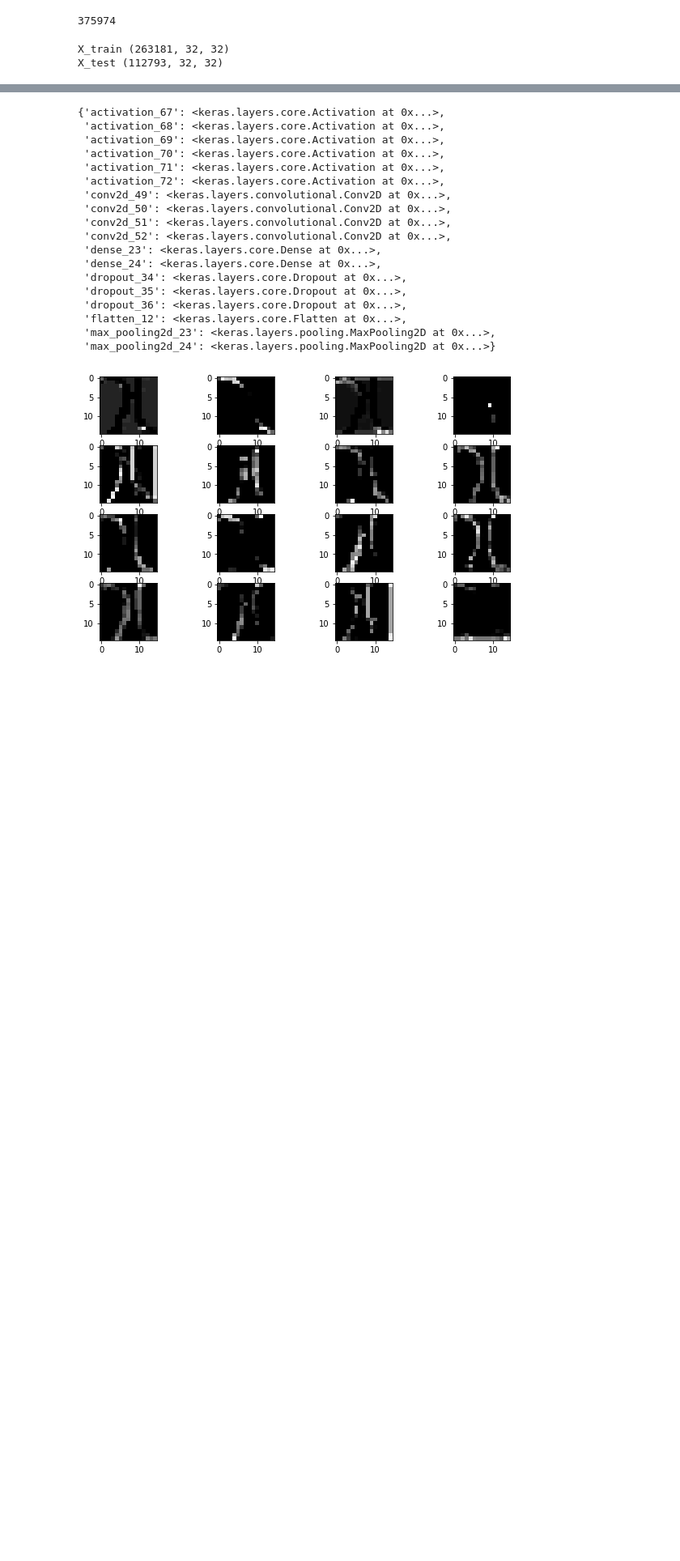
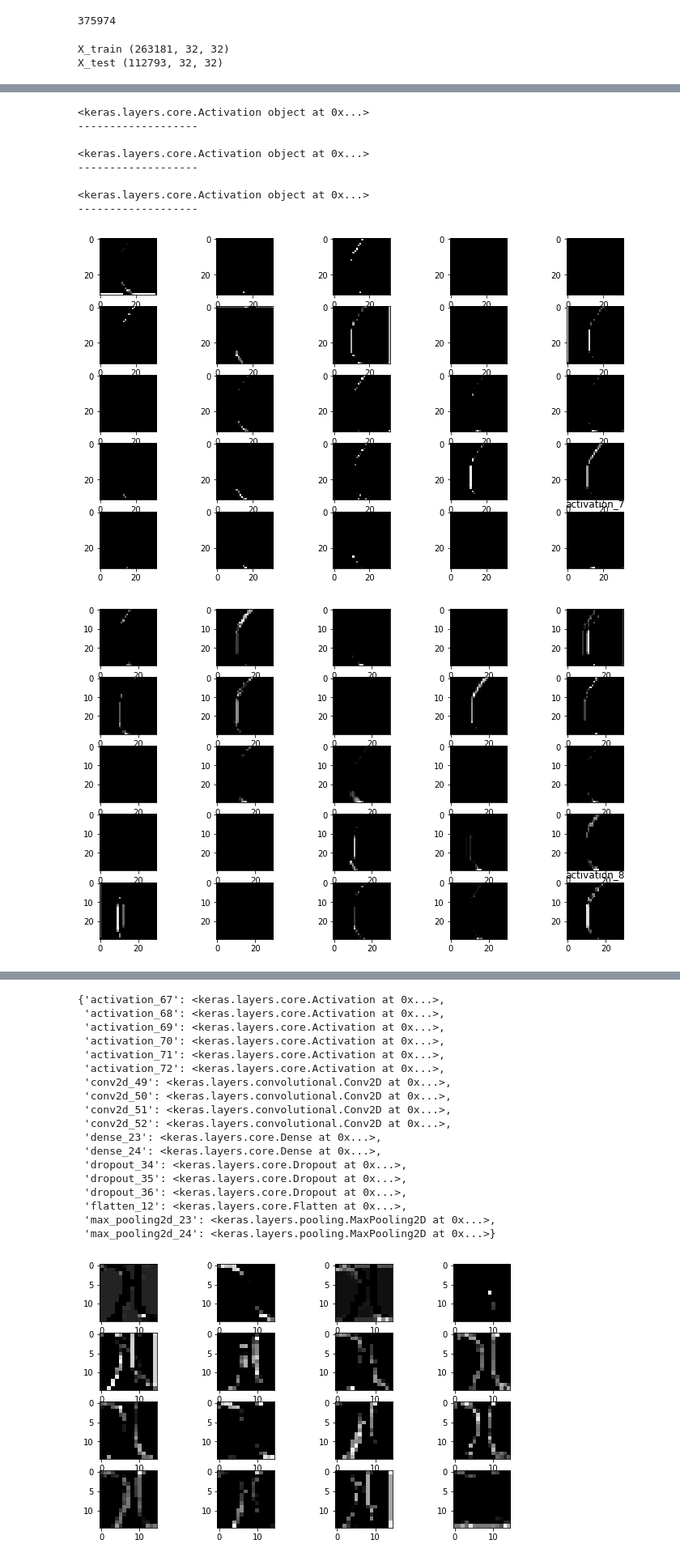
Before and after one commit to justachetan/img2latex, a Jupyter notebook: character_classification/notebooks/character_classification.ipynb, the cells around one changed output, grey strips where cells are left out. Shown at 81% size. Saved outputs shown, nothing was run; the diff lists cells and outputs as text; code cells hidden in the pictures; blank space fills up the shorter version.

```diff
--- a/character_classification/notebooks/character_classification.ipynb
+++ b/character_classification/notebooks/character_classification.ipynb
@@ -200,0 +402,14 @@ Epoch 00010: val_acc improved from 0.97408 to 0.97427, saving model to ../traine
+# %%
+vis = VisualiseCNN(model)
+vis.visualise(X[4], till_layer=8)
+# %% [output]
+<keras.layers.core.Activation object at 0x...>
+-------------------
+
+<keras.layers.core.Activation object at 0x...>
+-------------------
+
+<keras.layers.core.Activation object at 0x...>
+-------------------
+[figure, added]
+[figure, added]
```
Also changed, not shown: parts of 46 cells of this notebook, 10 other files.
